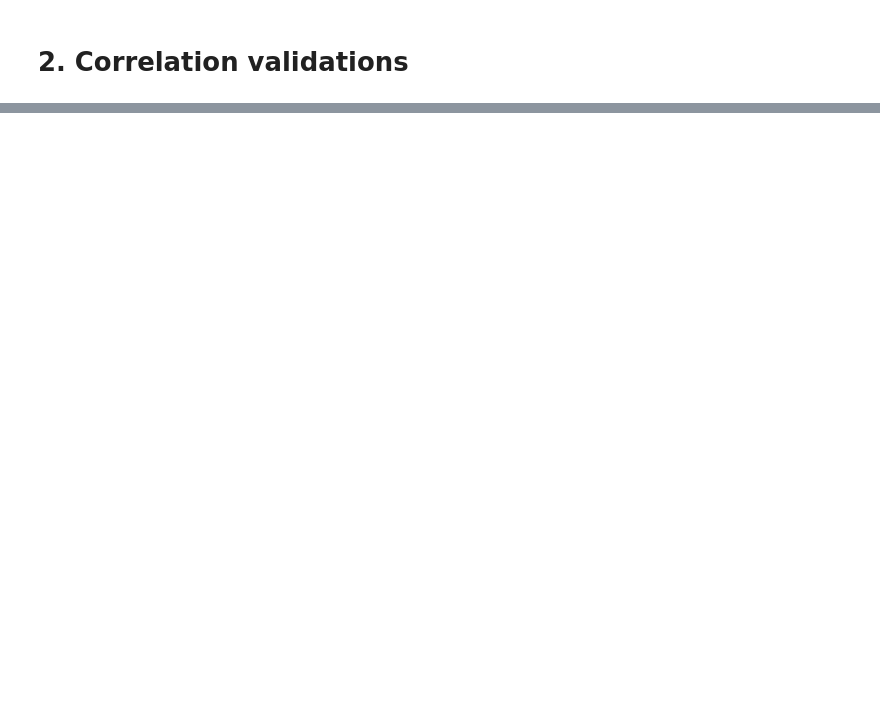
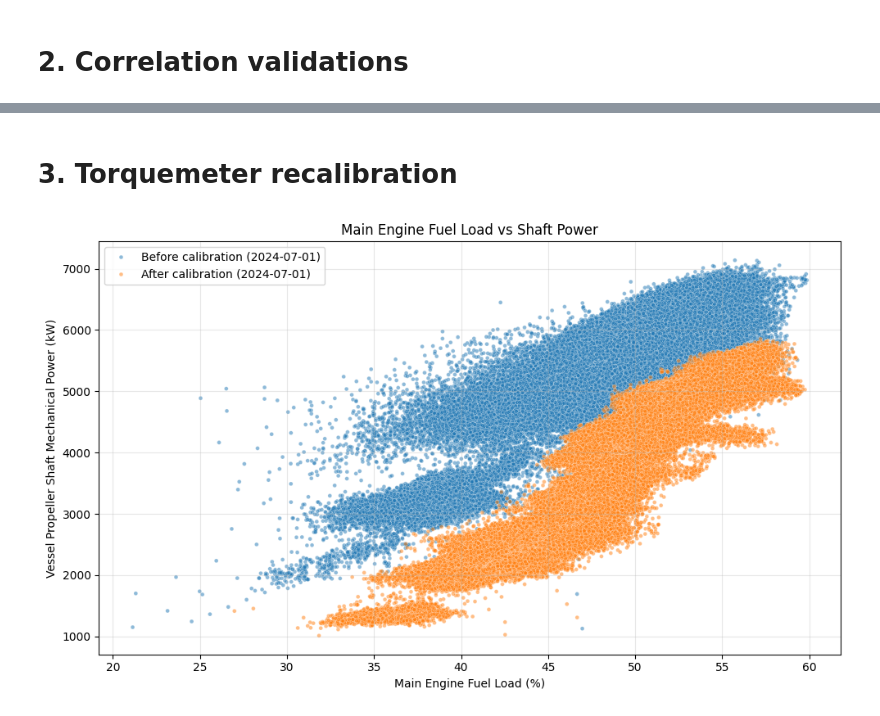
Before and after one commit to AugustBjerg/Master-s-thesis, a Jupyter notebook: code/data/cleaning-scripts/notebooks/post_filtering_validation.ipynb, the cells around one changed output, grey strips where cells are left out. Cells and saved outputs as stored; diff of their text form; code cells hidden in the pictures; blank space fills up the shorter version.

Commit message:
Experimenting with power corrections

```diff
--- a/code/data/cleaning-scripts/notebooks/post_filtering_validation.ipynb
+++ b/code/data/cleaning-scripts/notebooks/post_filtering_validation.ipynb
@@ -13,3 +16,5 @@ from loguru import logger
 script_dir = os.path.dirname(os.path.abspath('__file__'))
 filtered_dir = os.path.join(script_dir, '..', '..', 'filtered')
 metadata_dir = os.path.join(script_dir, '..', '..', 'metadata')
+# %%
+df = pd.read_csv(filtered_dir + "/filtered.csv", parse_dates=["utc_timestamp"], low_memory=False, date_format='ISO8601')
@@ -295,0 +337,2 @@ def correlation_check(
+# %% [markdown]
+# 3. Torquemeter recalibration
@@ -295,0 +669,5 @@ def correlation_check(
+# %%
+fig, ax, df_plot = plot_fuel_load_vs_power_by_calibration_date(df)
+plt.show()
+# %% [output]
+[figure, added]
```
Also changed, not shown: parts of 10 cells of this notebook, 1 other file.
